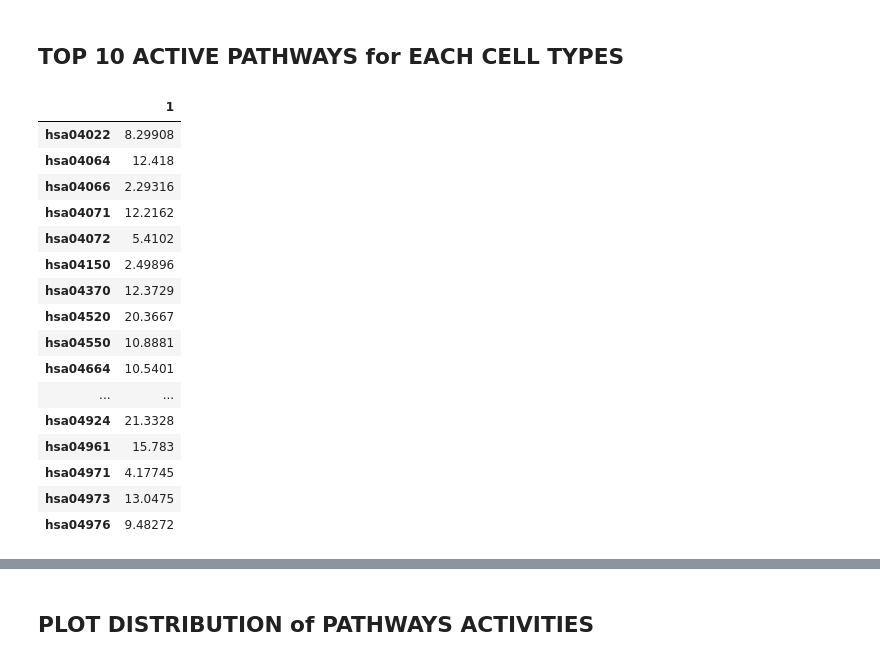
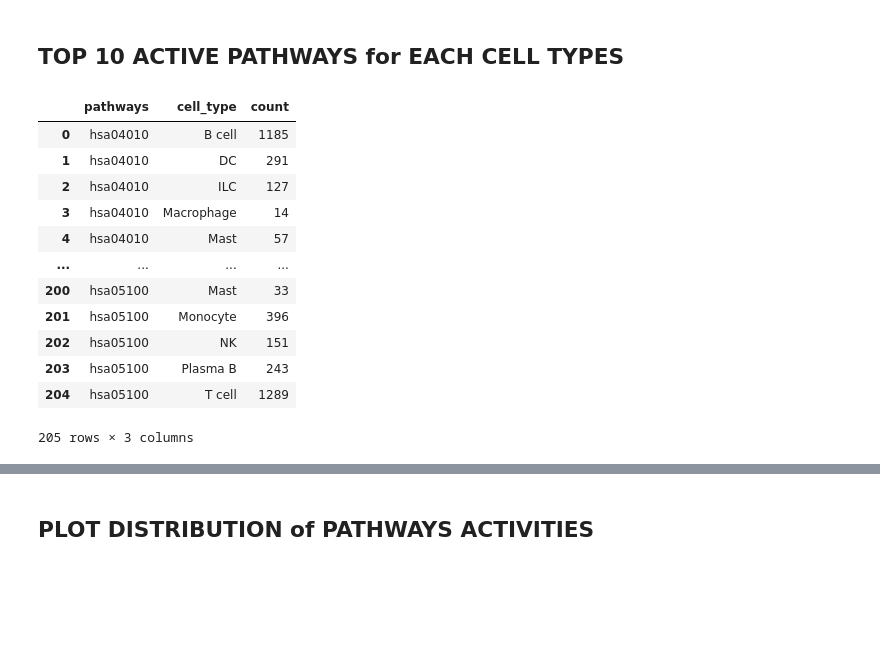
Before and after one commit to pelingundogdu/signalization_prior_knowledge_based_nn, a Jupyter notebook: notebooks/4.1-pg-pbk-analysis.ipynb, the cells around one changed output, grey strips where cells are left out. Drawn from its saved outputs; the diff is of its cells as text; code cells hidden in the pictures; blank space fills up the shorter version.

```diff
--- a/notebooks/4.1-pg-pbk-analysis.ipynb
+++ b/notebooks/4.1-pg-pbk-analysis.ipynb
@@ -234,25 +245,5 @@ pd.DataFrame(df_freq_for_cell_type.index, columns=['gene']).to_csv(os.path.join(
 # %% [markdown]
 ## TOP 10 ACTIVE PATHWAYS for EACH CELL TYPES
-# %%
-pd.DataFrame(df_active.iloc[1, :-1][df_active.iloc[1, :-1]>1])
-# %% [output]
-|  | 1 |
-| hsa04022 | 8.29908 |
-| hsa04064 | 12.418 |
-| hsa04066 | 2.29316 |
-| hsa04071 | 12.2162 |
-| hsa04072 | 5.4102 |
-| hsa04150 | 2.49896 |
-| hsa04370 | 12.3729 |
-| hsa04520 | 20.3667 |
-| hsa04550 | 10.8881 |
-| hsa04664 | 10.5401 |
-| ... | ... |
-| hsa04924 | 21.3328 |
-| hsa04961 | 15.783 |
-| hsa04971 | 4.17745 |
-| hsa04973 | 13.0475 |
-| hsa04976 | 9.48272 |
 # %%
 top_active_pathway = 15
 df_freq_pathway = pd.DataFrame()
@@ -262,6 +253,22 @@ for i in range(len(df_active)):
                                   , columns=['pathways'])
     pathway_active['cell_type'] = df_active.iloc[i, -1]
     df_freq_pathway = df_freq_pathway.append(pathway_active)
+# %%
+df_freq_pathway_count
+# %% [output]
+|  | pathways | cell_type | count |
+| 0 | hsa04010 | B cell | 1185 |
+| 1 | hsa04010 | DC | 291 |
+| 2 | hsa04010 | ILC | 127 |
+| 3 | hsa04010 | Macrophage | 14 |
+| 4 | hsa04010 | Mast | 57 |
+| ... | ... | ... | ... |
+| 200 | hsa05100 | Mast | 33 |
+| 201 | hsa05100 | Monocyte | 396 |
+| 202 | hsa05100 | NK | 151 |
+| 203 | hsa05100 | Plasma B | 243 |
+| 204 | hsa05100 | T cell | 1289 |
+205 rows × 3 columns
 # %%
 df_freq_pathway_count = pd.DataFrame(df_freq_pathway.groupby(['pathways', 'cell_type']).size(), columns=['count']).reset_index()
 # df_freq_pathway_count
```
Also changed, not shown: parts of 14 cells of this notebook.
